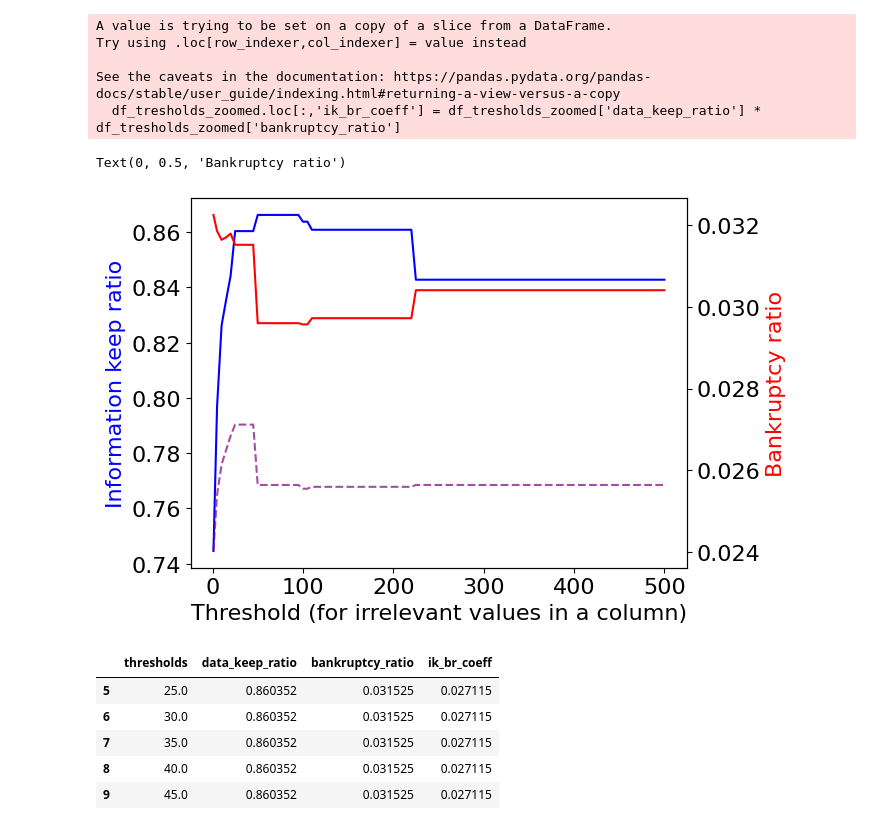
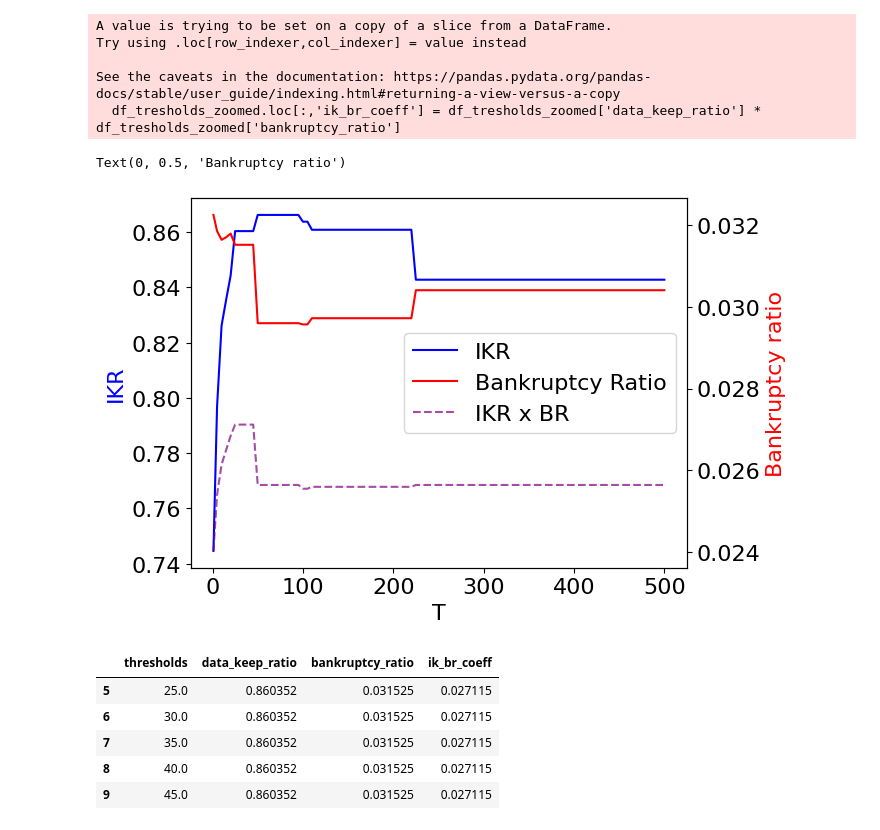
Before and after one commit to shvetsmaksym/Taiwan-Companies-Bankruptcy-Prediction, a Jupyter notebook: data_preparation.ipynb, the cells around one changed output. Cells and saved outputs as stored; diff of their text form; code cells hidden in the pictures.

Commit message:
update data_preparation

```diff
--- a/data_preparation.ipynb
+++ b/data_preparation.ipynb
@@ -131,0 +133,16 @@ So let's check it out. We make histograms for each column to see if all of them
+# %%
+matplotlib.rcParams.update({'font.size': 16})
+
+n_cols = len(df.columns) // 6
+c, r = 3, math.floor(n_cols / 3)
+fig, ax = plt.subplots(nrows=r, ncols=c, figsize=(16, 20))
+
+for i in range(n_cols-1):
+    title = str_to_readable_title(df.columns[i], max_lines=3)
+    row_id, col_id = i // 3, i % 3
+    ax[row_id, col_id].hist(df.iloc[:, i], log=True, bins=32, color = "skyblue")
+    ax[row_id, col_id].set_title(title, x=0.5, y=0.6)
+
+
+plt.show()
+fig.savefig(os.path.join('images', 'feature_histograms.png'))
@@ -132,17 +153,17 @@ So let's check it out. We make histograms for each column to see if all of them
 # %%
-matplotlib.rcParams.update({'font.size': 10})
+matplotlib.rcParams.update({'font.size': 16})
 
 n_cols = len(df.columns)
-c, r = 6, len(df.columns) // 6 + 1
+c, r = 6, math.floor(len(df.columns) / 6)
 fig, ax = plt.subplots(nrows=r, ncols=c, figsize=(20, 50))
 
 for i in range(n_cols):
     title = str_to_readable_title(df.columns[i], max_lines=3)
     row_id, col_id = i // 6, i % 6
-    ax[row_id, col_id].hist(df.iloc[:, i], log=True, bins=32)
+    ax[row_id, col_id].hist(df.iloc[:, i], log=True, bins=32, color = "skyblue")
     ax[row_id, col_id].set_title(title, x=0.5, y=0.6)
 
 
 plt.show()
-# fig.savefig(os.path.join('images', 'feature_histograms.png'))
+fig.savefig(os.path.join('images', 'feature_histograms.png'))
 # %% [output]
@@ -296,17 +329,18 @@ See the caveats in the documentation: https://pandas.pydata.org/pandas-docs/stab
 # %%
 fig, ax1 = plt.subplots()
 ax2 = ax1.twinx()
 
-ax1.plot(df_tresholds_zoomed.thresholds, df_tresholds_zoomed.data_keep_ratio, color='blue')
-ax2.plot(df_tresholds_zoomed.thresholds, df_tresholds_zoomed.bankruptcy_ratio, color='red')
-ax2.plot(df_tresholds_zoomed.thresholds, df_tresholds_zoomed.ik_br_coeff, color='purple', linestyle='dashed', alpha=0.7)
+l1, = ax1.plot(df_tresholds_zoomed.thresholds, df_tresholds_zoomed.data_keep_ratio, color='blue', label='IKR')
+l2, = ax2.plot(df_tresholds_zoomed.thresholds, df_tresholds_zoomed.bankruptcy_ratio, color='red', label='Bankruptcy Ratio')
+l3, = ax2.plot(df_tresholds_zoomed.thresholds, df_tresholds_zoomed.ik_br_coeff, color='purple', linestyle='dashed', alpha=0.7, label='IKR x BR')
+ax2.legend(handles=[l1, l2, l3], loc='center right')
 
-ax1.set_xlabel('Threshold (for irrelevant values in a column)')
-ax1.set_ylabel('Information keep ratio', color='blue')
+ax1.set_xlabel('T')
+ax1.set_ylabel('IKR', color='blue')
 ax2.set_ylabel('Bankruptcy ratio', color='red')
 # %% [output]
 Text(0, 0.5, 'Bankruptcy ratio')
-[figure, old version]
+[figure, new version]
 # %%
 df_tresholds_zoomed[df_tresholds_zoomed.ik_br_coeff == df_tresholds_zoomed.ik_br_coeff.max()]
 # %% [output]
```
Also changed, not shown: parts of 22 cells of this notebook, 1 other file.
